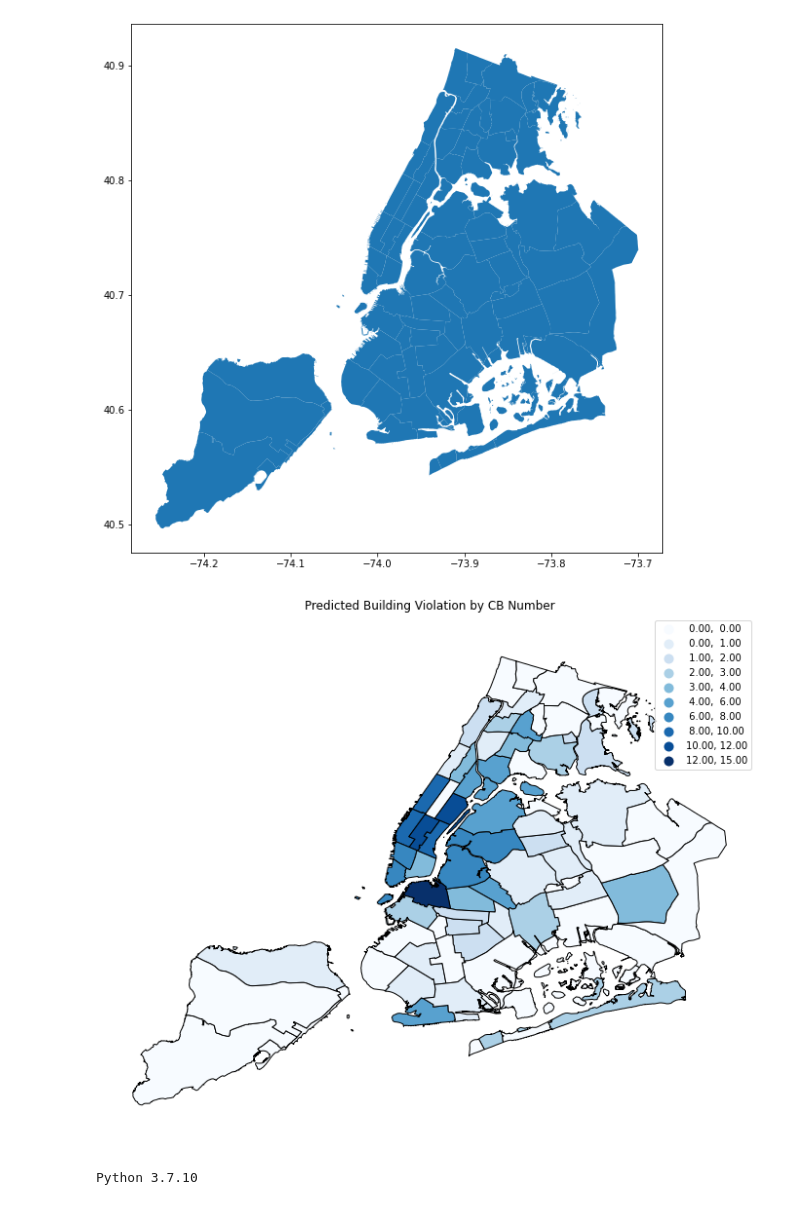
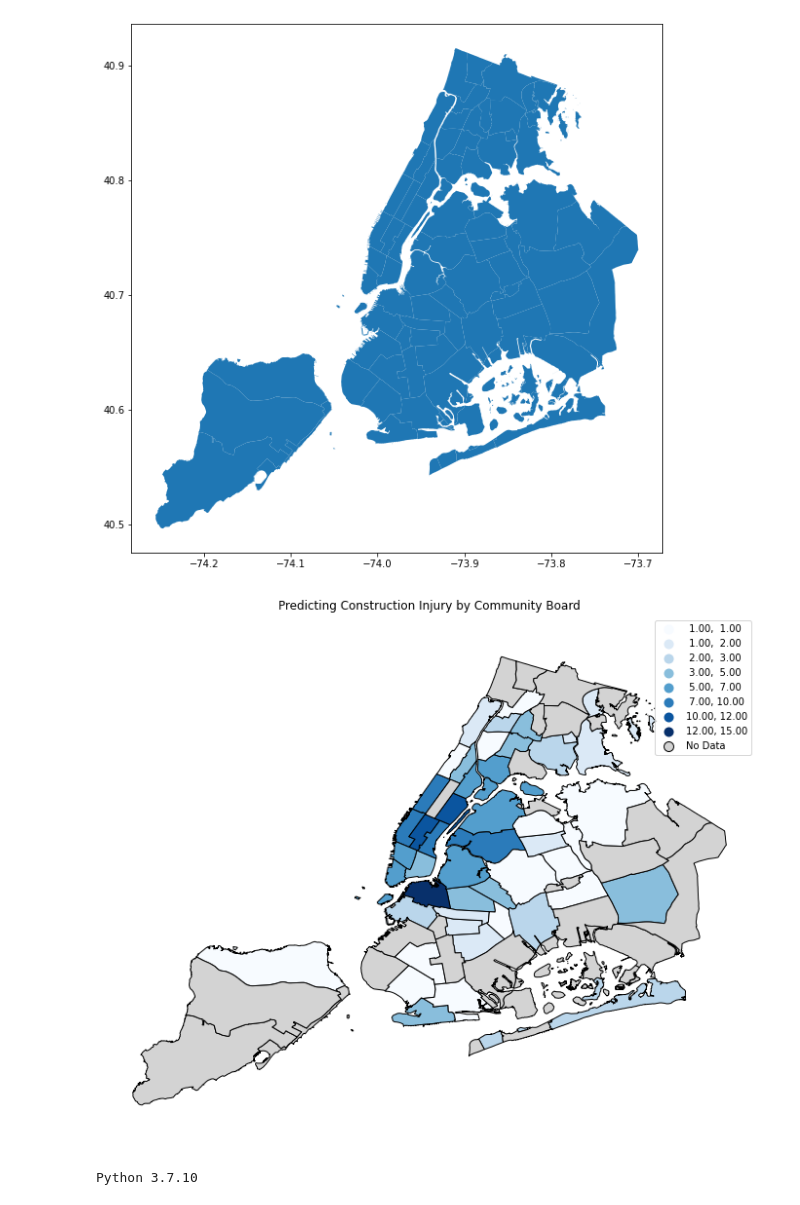
Before and after one commit to ahsan-fayyaz/DOB-Construction-Injury-Predictions, a Jupyter notebook: Maps.ipynb, the cells around one changed output. Drawn from its saved outputs; the diff is of its cells as text; code cells hidden in the pictures.

```diff
--- a/Maps.ipynb
+++ b/Maps.ipynb
@@ -80,7 +67,7 @@ map.plot("area", legend=True)
 # %%
 # map.explore("area", legend=False)
 # %%
-gis_df = gpd.read_file('/content/sample_data/geo_export_64139790-49a8-4b6d-a3b4-431ff86cccdc.shp')
+gis_df = gpd.read_file('/content/Collab_Files/geo_export_64139790-49a8-4b6d-a3b4-431ff86cccdc.shp')
 gis_df.head()
 # %% [output]
 |  | boro_cd | shape_area | shape_leng | geometry |
@@ -99,5 +86,5 @@ gis_df.plot("area", legend=True)
 # %%
-community_board_count = pd.read_csv("/content/sample_data/community_board_count.csv")
+community_board_count = pd.read_csv("/content/Collab_Files/community_board_count.csv")
 # %% [markdown]
 ### Rename cols and convert community board to string and remove decimal
 # %%
@@ -132,7 +119,7 @@ geo_merge.head()
 # %% [markdown]
 ### There are null values in geo_merge because some community boards have no high risk building
 # %%
-#Convert to string and count the null values
-geo_merge["High Risk Building Count"] = geo_merge["High Risk Building Count"].astype(str)
+##Convert to string and count the null values
+# geo_merge["High Risk Building Count"] = geo_merge["High Risk Building Count"].astype(str)
 geo_merge["High Risk Building Count"].value_counts()
 # %% [output]
@@ -154,13 +140,13 @@ Name: High Risk Building Count, dtype: int64
 # %% [markdown]
 ### Fix the null values
 # %%
-# Fill the nan values with 0
-for i in range(0,len(geo_merge)):
-  if (geo_merge["High Risk Building Count"][i] == "nan"):
-    geo_merge["High Risk Building Count"][i] = '0'
+## Fill the nan values with 0
+# for i in range(0,len(geo_merge)):
+#   if (geo_merge["High Risk Building Count"][i] == "nan"):
+#     geo_merge["High Risk Building Count"][i] = '0'
 
 
-# convert to int again
-geo_merge["High Risk Building Count"] = geo_merge["High Risk Building Count"].astype(float).astype(int)
+## convert to int again
+# geo_merge["High Risk Building Count"] = geo_merge["High Risk Building Count"].astype(float).astype(int)
 geo_merge["High Risk Building Count"].value_counts()
 # %% [output]
@@ -191,13 +172,13 @@ gis_df.plot(ax=ax)
 [figure]
 # %%
 f, ax = plt.subplots(1, figsize=(12, 10))
-ax.set_title('Predicted Building Violation by CB Number')
-geo_merge.plot(column='High Risk Building Count', scheme='fisher_jenks', k=10,
-                         cmap=plt.cm.Blues, edgecolor='black',legend=True, ax=ax)
+ax.set_title('Predicting Construction Injury by Community Board')
+geo_merge.plot(column='High Risk Building Count', scheme='fisher_jenks', k=8,
+                         cmap=plt.cm.Blues, edgecolor='black',legend=True, ax=ax,missing_kwds={'color': 'lightgrey', "label": "No Data"})
 ax.set_axis_off()
 plt.axis('equal');
 # %% [output]
-[figure, old version]
+[figure, new version]
 # %%
 ! python --version
 # %% [output]
```
Also changed, not shown: parts of 15 cells of this notebook.
